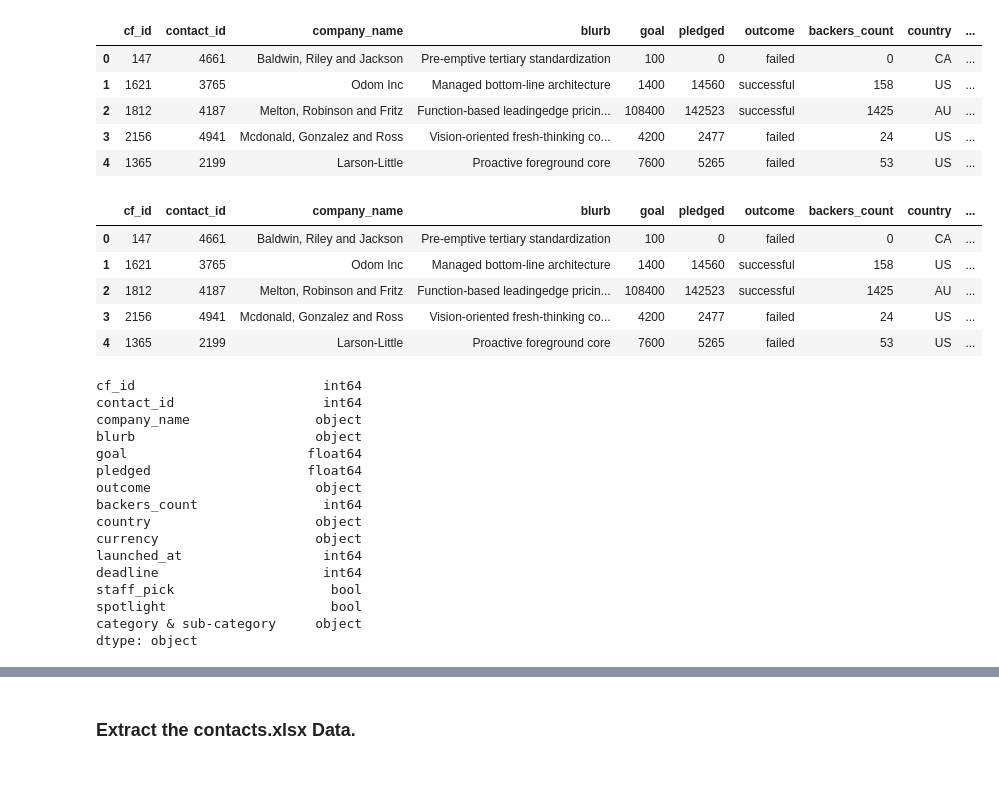
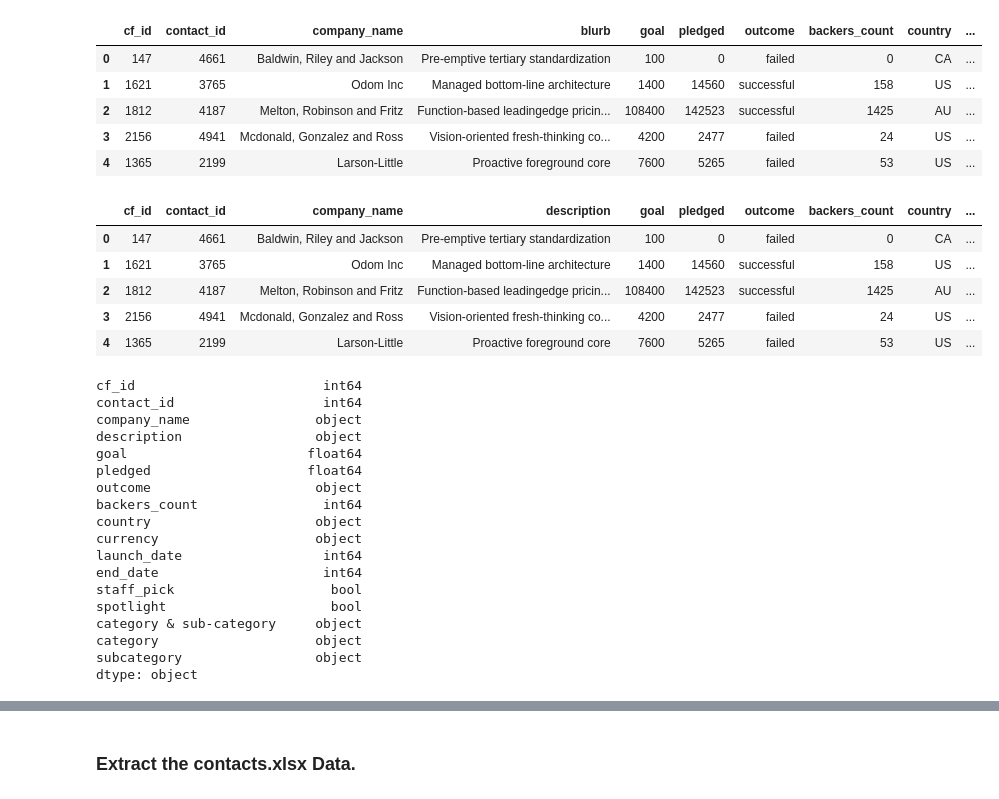
Before and after one commit to skhatri1193/Crowdfunding_ETL, a Jupyter notebook: ETL_Mini_Project_JMancheno_SKhatri.ipynb, the cells around one changed output, grey strips where cells are left out. Cells and saved outputs as stored; diff of their text form; code cells hidden in the pictures.

Commit message:
Completed Campaign DataFrame

```diff
--- a/ETL_Mini_Project_JMancheno_SKhatri.ipynb
+++ b/ETL_Mini_Project_JMancheno_SKhatri.ipynb
@@ -125,10 +199,10 @@ campaign_df.head()
 | 4 | 1365 | 2199 | Larson-Little | Proactive foreground core | 7600 | 5265 | failed | 53 | US | ... |
 # %%
 # Rename the blurb, launched_at, and deadline columns.
-renamed_campaign_df = campaign_df.rename(columns={"description":"blurb", "launch_date":"launched_at", "end_date":"deadline"})
+renamed_campaign_df = campaign_df.rename(columns={"blurb":"description", "launched_at":"launch_date", "deadline":"end_date"})
 renamed_campaign_df.head()
 # %% [output]
-|  | cf_id | contact_id | company_name | blurb | goal | pledged | outcome | backers_count | country | ... |
+|  | cf_id | contact_id | company_name | description | goal | pledged | outcome | backers_count | country | ... |
 | 0 | 147 | 4661 | Baldwin, Riley and Jackson | Pre-emptive tertiary standardization | 100 | 0 | failed | 0 | CA | ... |
 | 1 | 1621 | 3765 | Odom Inc | Managed bottom-line architecture | 1400 | 14560 | successful | 158 | US | ... |
 | 2 | 1812 | 4187 | Melton, Robinson and Fritz | Function-based leadingedge pricin... | 108400 | 142523 | successful | 1425 | AU | ... |
@@ -145,18 +219,20 @@ print(renamed_campaign_df.dtypes)
 cf_id                        int64
 contact_id                   int64
 company_name                object
-blurb                       object
+description                 object
 goal                       float64
 pledged                    float64
 outcome                     object
 backers_count                int64
 country                     object
 currency                    object
-launched_at                  int64
-deadline                     int64
+launch_date                  int64
+end_date                     int64
 staff_pick                    bool
 spotlight                     bool
 category & sub-category     object
+category                    object
+subcategory                 object
 dtype: object
 # %%
 # Format the launched_date and end_date columns to datetime format
```
Also changed, not shown: parts of 16 cells of this notebook, 1 other file.
